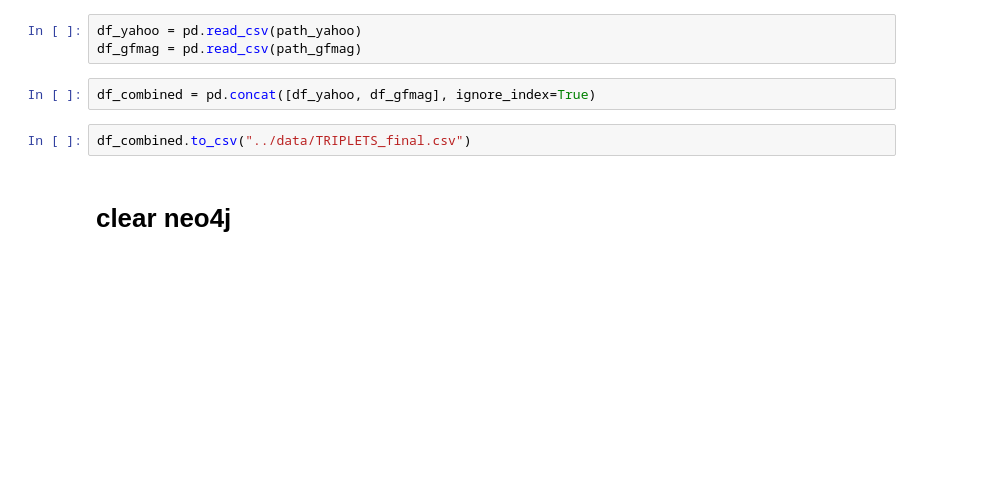
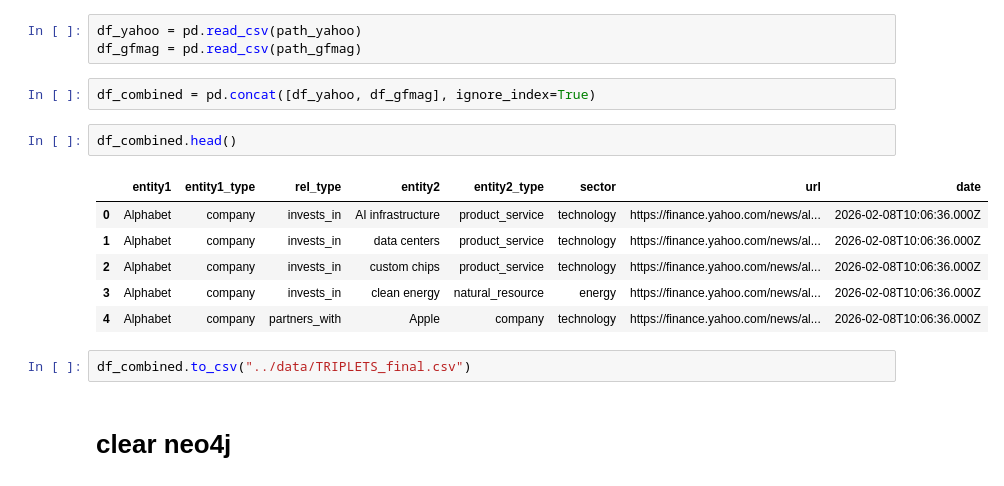
Before and after one commit to olesasha/finkg_intdp, a Jupyter notebook: scripts/testing.ipynb, the cells around one changed output. Cells and saved outputs as stored; diff of their text form; blank space fills up the shorter version.

```diff
--- a/scripts/testing.ipynb
+++ b/scripts/testing.ipynb
@@ -13,6 +13,15 @@ df_yahoo = pd.read_csv(path_yahoo)
 df_gfmag = pd.read_csv(path_gfmag)
 # %%
 df_combined = pd.concat([df_yahoo, df_gfmag], ignore_index=True)
+# %%
+df_combined.head()
+# %% [output]
+|  | entity1 | entity1_type | rel_type | entity2 | entity2_type | sector | url | date |
+| 0 | Alphabet | company | invests_in | AI infrastructure | product_service | technology | https://finance.yahoo.com/news/al... | 2026-02-08T10:06:36.000Z |
+| 1 | Alphabet | company | invests_in | data centers | product_service | technology | https://finance.yahoo.com/news/al... | 2026-02-08T10:06:36.000Z |
+| 2 | Alphabet | company | invests_in | custom chips | product_service | technology | https://finance.yahoo.com/news/al... | 2026-02-08T10:06:36.000Z |
+| 3 | Alphabet | company | invests_in | clean energy | natural_resource | energy | https://finance.yahoo.com/news/al... | 2026-02-08T10:06:36.000Z |
+| 4 | Alphabet | company | partners_with | Apple | company | technology | https://finance.yahoo.com/news/al... | 2026-02-08T10:06:36.000Z |
 # %%
 df_combined.to_csv("../data/TRIPLETS_final.csv")
 # %% [markdown]
```
Also changed, not shown: 2 other files.
